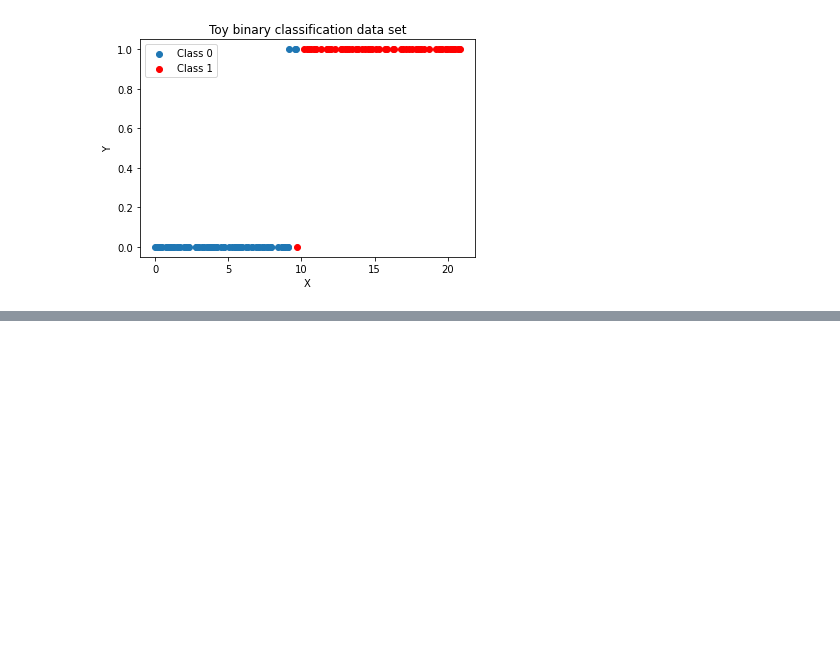
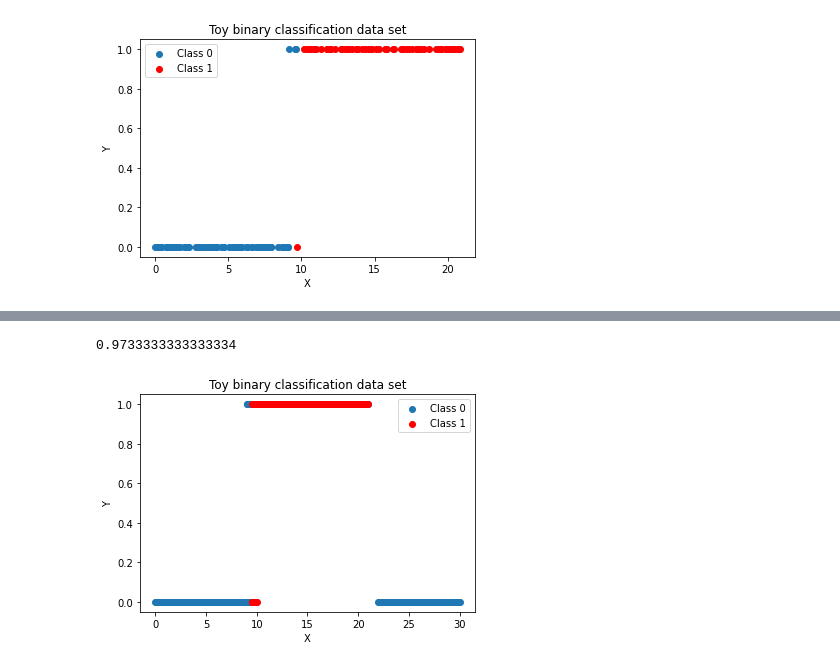
Before and after one commit to NandyBa/NN, a Jupyter notebook: EX1.ipynb, the cells around one changed output, grey strips where cells are left out. Drawn from its saved outputs; the diff is of its cells as text; code cells hidden in the pictures; blank space fills up the shorter version.

Commit message:
Classification with bivariate dataset

```diff
--- a/EX1.ipynb
+++ b/EX1.ipynb
@@ -56,0 +63,21 @@ ax.set(xlabel='X', ylabel='Y', title='Toy binary classification data set');
+# %%
+from sklearn.neural_network import MLPClassifier
+X_train, X_test, y_train, y_test = train_test_split(X, y, stratify=y,random_state=1)
+clf = MLPClassifier(random_state=1, max_iter=1000).fit(X_train.reshape(-1, 1), y_train)
+
+clf.score(X_test.reshape(-1, 1), y_test)
+# %% [output]
+0.9733333333333334
+# %%
+predictions = clf.predict(X.reshape(-1, 1))
+# %%
+X_t = pd.DataFrame(X)
+y_t = pd.DataFrame(y)
+# %%
+fig, ax = plt.subplots()
+ax.scatter(X_t[predictions<=0.5], y_t[predictions<=0.5], label='Class 0')
+ax.scatter(X_t[predictions>0.5], y_t[predictions>0.5], color='r', label='Class 1')
+ax.legend()
+ax.set(xlabel='X', ylabel='Y', title='Toy binary classification data set');
+# %% [output]
+[figure, added]
```
Also changed, not shown: parts of 15 cells of this notebook.
